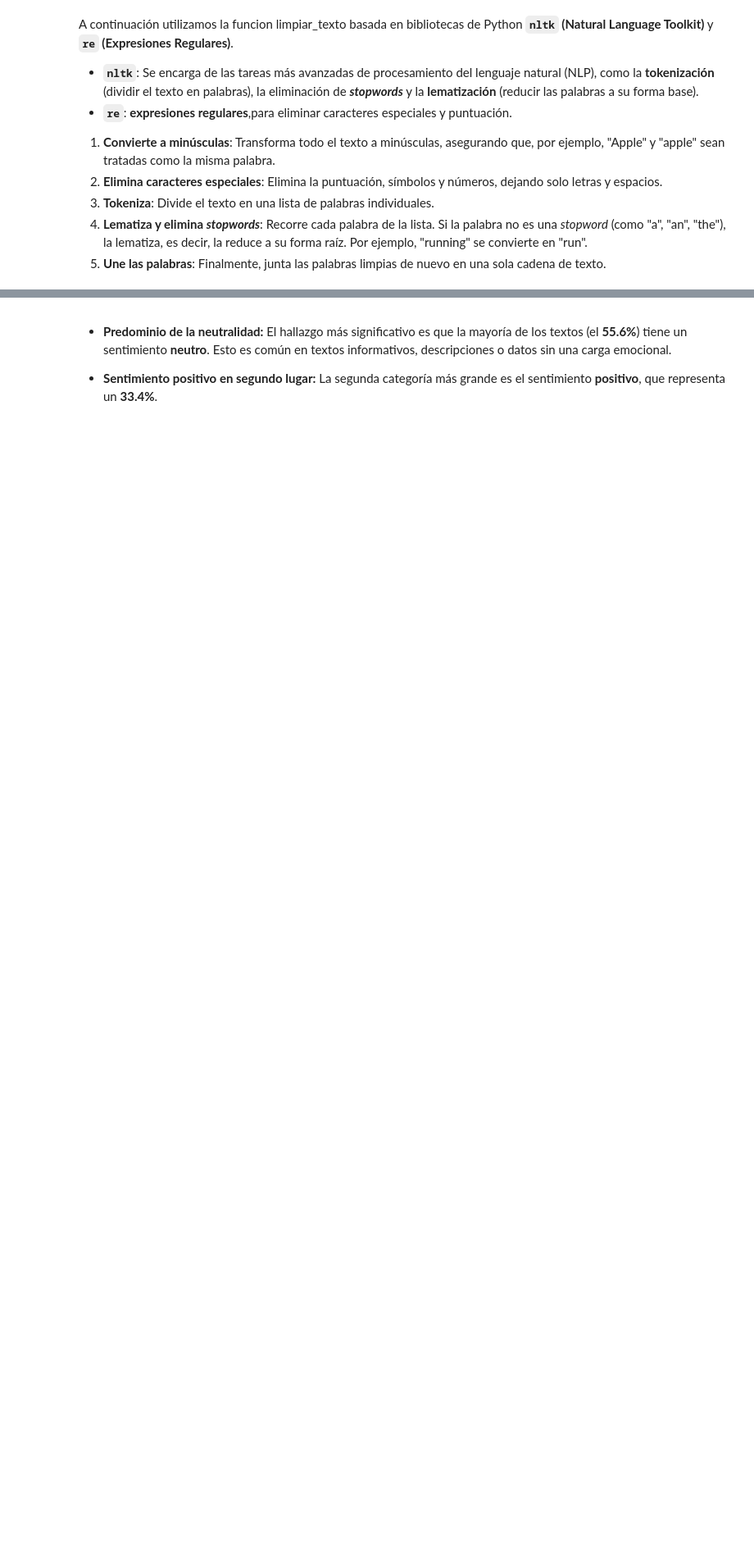
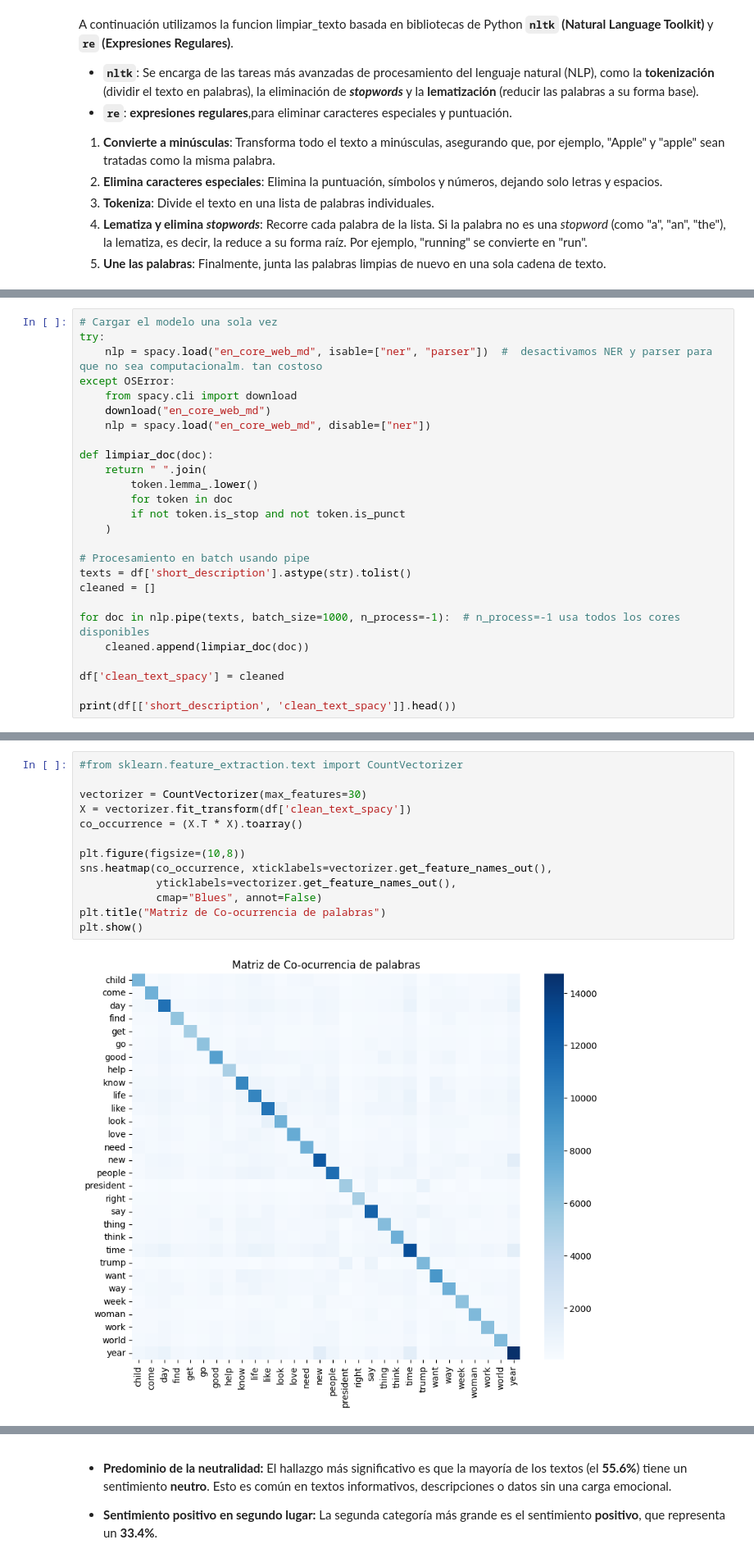
Before and after one commit to Daniela101112/Coderhouse_DS3, a Jupyter notebook: News_Category_Dito_DS3.ipynb, the cells around one changed output, grey strips where cells are left out. Shown at 82% size. Cells and saved outputs as stored; diff of their text form; blank space fills up the shorter version.

```diff
--- a/News_Category_Dito_DS3.ipynb
+++ b/News_Category_Dito_DS3.ipynb
@@ -517,0 +610,26 @@ El orden depende de cómo CountVectorizer indexó las palabras en vocabulary_.
+# %%
+# Cargar el modelo una sola vez
+try:
+    nlp = spacy.load("en_core_web_md", isable=["ner", "parser"])  #  desactivamos NER y parser para que no sea computacionalm. tan costoso
+except OSError:
+    from spacy.cli import download
+    download("en_core_web_md")
+    nlp = spacy.load("en_core_web_md", disable=["ner"])
+
+def limpiar_doc(doc):
+    return " ".join(
+        token.lemma_.lower()
+        for token in doc
+        if not token.is_stop and not token.is_punct
+    )
+
+# Procesamiento en batch usando pipe
+texts = df['short_description'].astype(str).tolist()
+cleaned = []
+
+for doc in nlp.pipe(texts, batch_size=1000, n_process=-1):  # n_process=-1 usa todos los cores disponibles
+    cleaned.append(limpiar_doc(doc))
+
+df['clean_text_spacy'] = cleaned
+
+print(df[['short_description', 'clean_text_spacy']].head())
@@ -517,0 +669,15 @@ El orden depende de cómo CountVectorizer indexó las palabras en vocabulary_.
+# %%
+#from sklearn.feature_extraction.text import CountVectorizer
+
+vectorizer = CountVectorizer(max_features=30)
+X = vectorizer.fit_transform(df['clean_text_spacy'])
+co_occurrence = (X.T * X).toarray()
+
+plt.figure(figsize=(10,8))
+sns.heatmap(co_occurrence, xticklabels=vectorizer.get_feature_names_out(),
+            yticklabels=vectorizer.get_feature_names_out(),
+            cmap="Blues", annot=False)
+plt.title("Matriz de Co-ocurrencia de palabras")
+plt.show()
+# %% [output]
+[figure, added]
```
Also changed, not shown: parts of 102 cells of this notebook.
